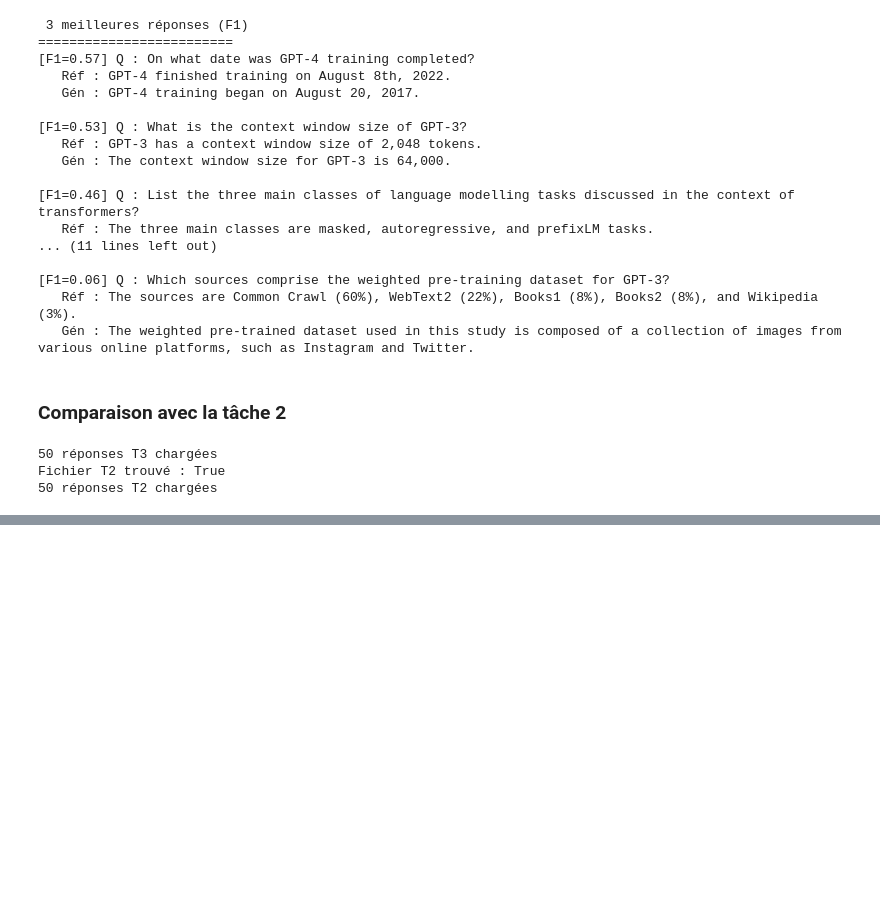
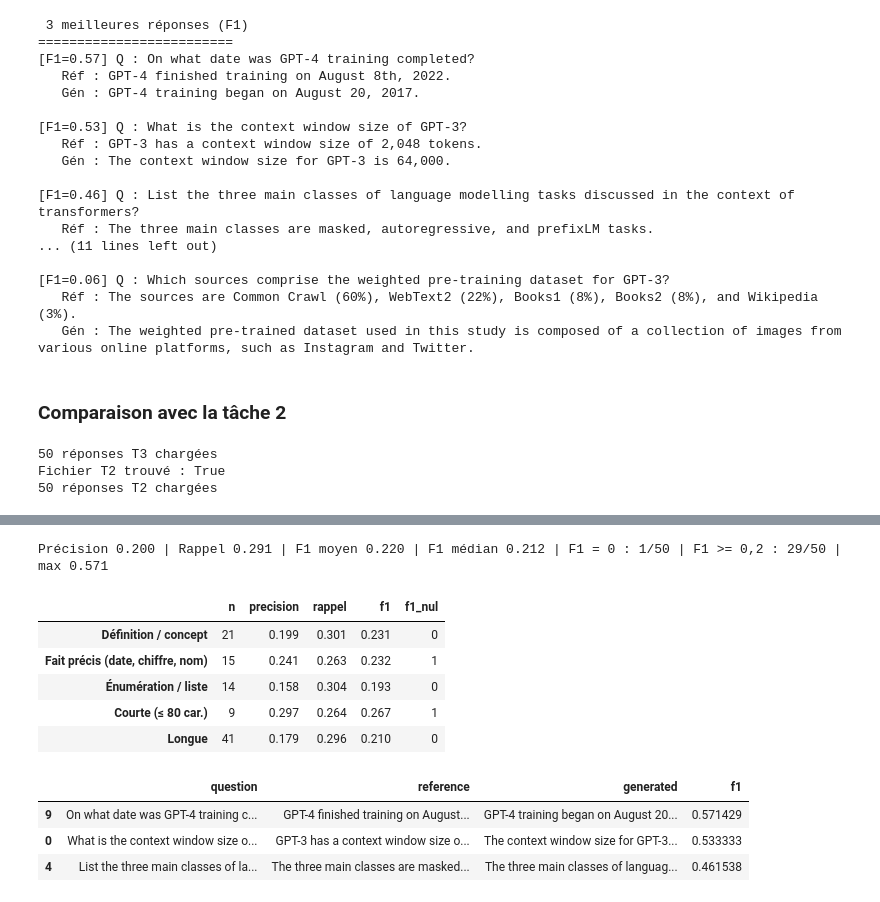
Before and after one commit to andyjhonvr/nlp-tps2026, a Jupyter notebook: tp2/t3_instruction.ipynb, the cells around one changed output, grey strips where cells are left out. Saved outputs shown, nothing was run; the diff lists cells and outputs as text; code cells hidden in the pictures; blank space fills up the shorter version.

Commit message:
Mise à jour T3 instructions et réponses

```diff
--- a/tp2/t3_instruction.ipynb
+++ b/tp2/t3_instruction.ipynb
@@ -780,3 +780,37 @@ Questions identiques : 1
    Réf : DeepSeek Harness is an open-source AI agent harness developed by DeepSeek that provides an environment for building and running AI agents. It is distributed under the MIT License.
    T2 (F1=0.19) : The license allows the company to use the technology for research, but only if they have a good understanding of how AI works. In March 2026, OpenAI announced that its AI systems wou ...
    T3 (F1=0.17) : DeepSeek Harness is a software licensing agreement that allows users to access the company's data, applications, services, or other resources from any device. It also includes terms  ...
+# %%
+# Scores globaux
+f1 = df["f1"]
+print(f"Précision {df['precision'].mean():.3f} | Rappel {df['recall'].mean():.3f} | "
+      f"F1 moyen {f1.mean():.3f} | F1 médian {f1.median():.3f} | "
+      f"F1 = 0 : {(f1 == 0).sum()}/50 | F1 >= 0,2 : {(f1 >= 0.2).sum()}/50 | max {f1.max():.3f}")
+
+# Classement manuel par type (indices 0 à 49) et longueur de réponse
+types = {
+    "Définition / concept": [1, 2, 5, 6, 8, 12, 18, 19, 21, 25, 30, 32, 36, 38, 39, 40, 42, 43, 44, 45, 49],
+    "Fait précis (date, chiffre, nom)": [0, 7, 9, 10, 13, 14, 20, 23, 24, 28, 31, 33, 35, 37, 46],
+    "Énumération / liste": [3, 4, 11, 15, 16, 17, 22, 26, 27, 29, 34, 41, 47, 48],
+}
+df["groupe"] = pd.Series({i: t for t, idx in types.items() for i in idx})
+df["longueur"] = df["generated"].str.len().le(80).map({True: "Courte (≤ 80 car.)", False: "Longue"})
+
+agg = dict(n=("f1", "size"), precision=("precision", "mean"), rappel=("recall", "mean"),
+           f1=("f1", "mean"), f1_nul=("f1", lambda s: (s == 0).sum()))
+display(pd.concat([df.groupby("groupe").agg(**agg), df.groupby("longueur").agg(**agg)]).round(3))
+
+# Exemples (3 meilleures réponses)
+display(df.nlargest(3, "f1")[["question", "reference", "generated", "f1"]])
+# %% [output]
+Précision 0.200 | Rappel 0.291 | F1 moyen 0.220 | F1 médian 0.212 | F1 = 0 : 1/50 | F1 >= 0,2 : 29/50 | max 0.571
+|  | n | precision | rappel | f1 | f1_nul |
+| Définition / concept | 21 | 0.199 | 0.301 | 0.231 | 0 |
+| Fait précis (date, chiffre, nom) | 15 | 0.241 | 0.263 | 0.232 | 1 |
+| Énumération / liste | 14 | 0.158 | 0.304 | 0.193 | 0 |
+| Courte (≤ 80 car.) | 9 | 0.297 | 0.264 | 0.267 | 1 |
+| Longue | 41 | 0.179 | 0.296 | 0.210 | 0 |
+|  | question | reference | generated | f1 |
+| 9 | On what date was GPT-4 training c... | GPT-4 finished training on August... | GPT-4 training began on August 20... | 0.571429 |
+| 0 | What is the context window size o... | GPT-3 has a context window size o... | The context window size for GPT-3... | 0.533333 |
+| 4 | List the three main classes of la... | The three main classes are masked... | The three main classes of languag... | 0.461538 |
```
Also changed, not shown: parts of 5 cells of this notebook, 1 other file.
